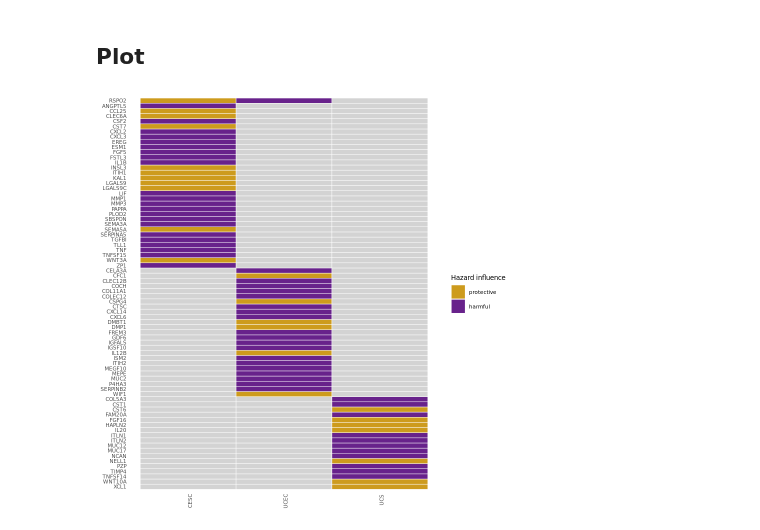
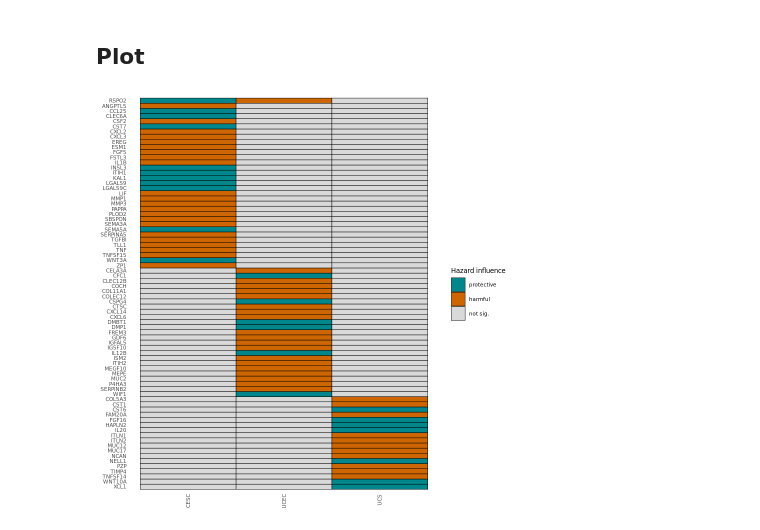
Before and after one commit to fogg-lab/characterizing-ecm-transcriptome-of-endometriosis, a Jupyter notebook: figures/survival_umsmg_demg_vis.ipynb, the cells around one changed output. Drawn from its saved outputs; the diff is of its cells as text; code cells hidden in the pictures.

Commit message:
Working version of Figure 4.

```diff
--- a/figures/survival_umsmg_demg_vis.ipynb
+++ b/figures/survival_umsmg_demg_vis.ipynb
@@ -202,7 +202,7 @@ nrow(hazard_df)
 hm_hazard_df <- hazard_df %>%
     pivot_longer(cols = c("CESC", "UCEC", "UCS"), names_to = "sig_list", values_to = "hazard_sign") %>%
     dplyr::mutate(hazard_infl = case_when(
-        hazard_sign == 0 ~ "not present",
+        hazard_sign == 0 ~ "not sig.",
         hazard_sign == -1 ~ "protective",
         hazard_sign == 1 ~ "harmful"
     ))
@@ -210,25 +210,25 @@ hm_hazard_df <- hazard_df %>%
 ## Plot
 # %%
 ggplot(data = hm_hazard_df) +
-    geom_tile(aes(x = sig_list, y = geneID_f, fill = hazard_infl), color = "white", size = 0.25) +
+    geom_tile(aes(x = sig_list, y = geneID_f, fill = hazard_infl), color = "black", size = 0.25) +
 #     geom_vline(xintercept = c(1.5, 2.5), color = "black", size = 1) +
     theme_classic() +
     scale_fill_manual(
 #         values = c("protective" = "steelblue3", "not present" = "lightgray", "harmful" = "firebrick3"),
-        values = c("protective" = "goldenrod3", "not present" = "lightgray", "harmful" = "darkorchid4"),
-        breaks = c("protective", "harmful")
+        values = c("protective" = "turquoise4", "not sig." = "gray85", "harmful" = "darkorange3"),
+        breaks = c("protective", "harmful", "not sig.")
     ) +
     theme(
         text = element_text(size = text_size, family = family),
-        axis.text.x = element_text(angle = 90, vjust = 0.9, hjust = 0.9),
+        axis.text.x = element_text(angle = 90, vjust = 0.9/2, hjust = 0.9),
         axis.line = element_blank(),
         axis.ticks = element_blank(),
 #         axis.text.y = element_blank(),
     ) +
 #     labs(y = "ECM gene", x = "Cohort", fill = "Hazard influence")
     labs(y = NULL, x = NULL, fill = "Hazard influence")
 # %% [output]
-[figure, old version]
+[figure, new version]
 # %%
 survival_hm <- last_plot()
 ggsave(paste0(dirs$figures_dir, "/gene_lists/prognostic_hazard_genes.png"), survival_hm, width = wd_2, height = ht, dpi = dpi)
```
Also changed, not shown: 2 other files.
